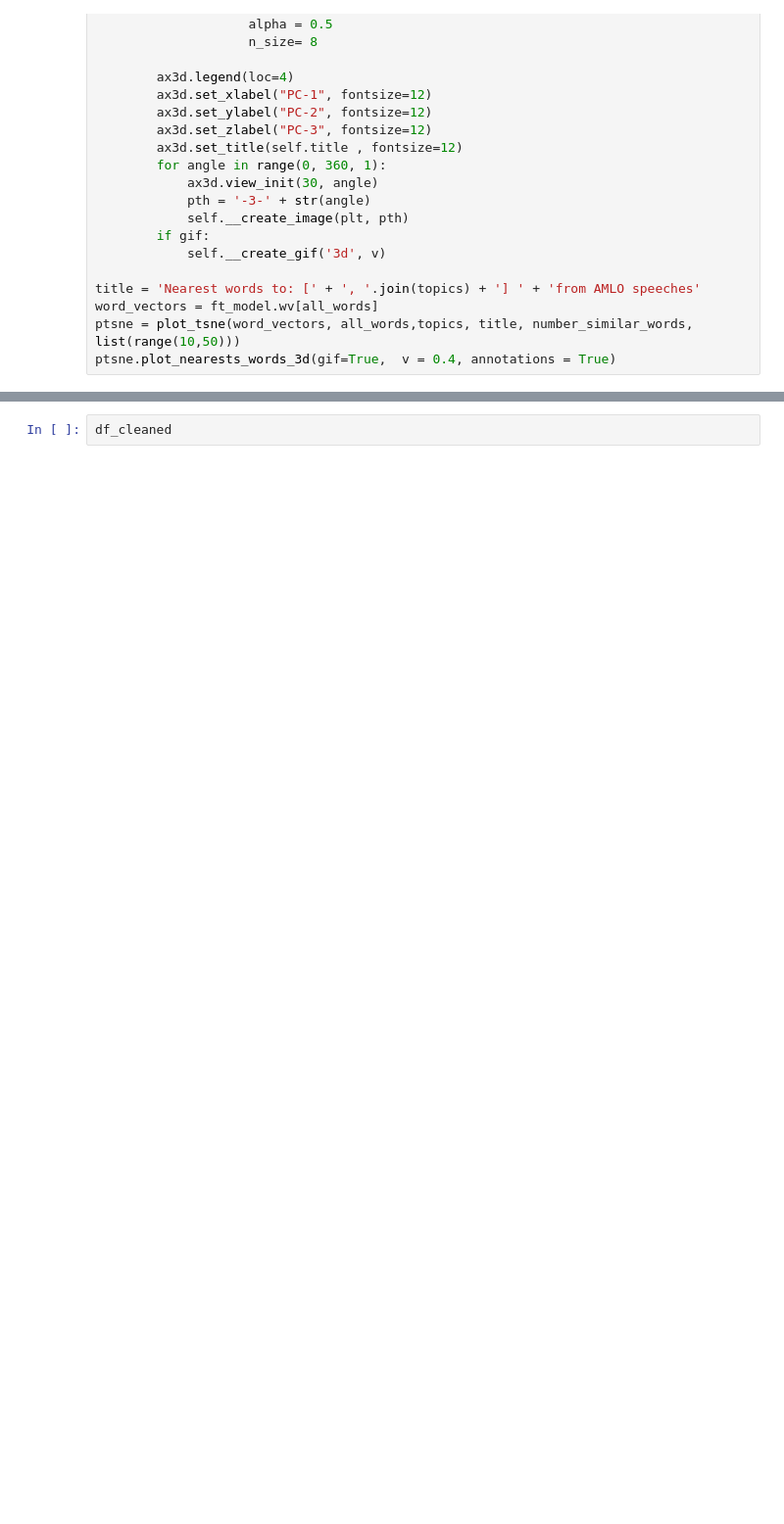
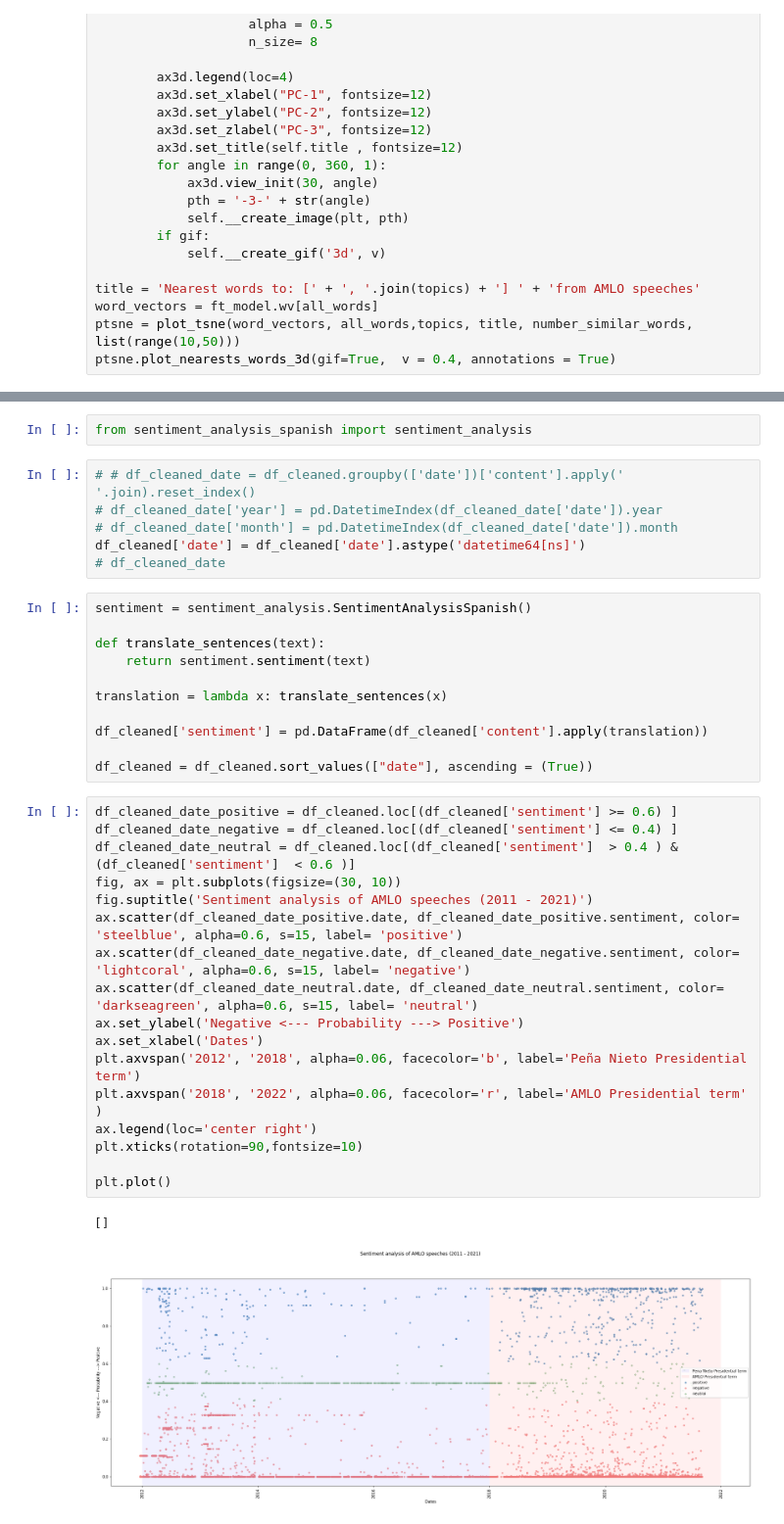
Before and after one commit to Wittline/text-analysis-speeches-amlo, a Jupyter notebook: test.ipynb, the cells around one changed output, grey strips where cells are left out. Shown at 98% size. Drawn from its saved outputs; the diff is of its cells as text; blank space fills up the shorter version.

```diff
--- a/test.ipynb
+++ b/test.ipynb
@@ -768,2 +784,39 @@ df_cleaned['to_eng'] = pd.DataFrame(df_cleaned['content'].apply(translation))
-# %%
-df_cleaned
+# %%
+from sentiment_analysis_spanish import sentiment_analysis
+# %%
+# # df_cleaned_date = df_cleaned.groupby(['date'])['content'].apply(' '.join).reset_index()
+# df_cleaned_date['year'] = pd.DatetimeIndex(df_cleaned_date['date']).year
+# df_cleaned_date['month'] = pd.DatetimeIndex(df_cleaned_date['date']).month
+df_cleaned['date'] = df_cleaned['date'].astype('datetime64[ns]')
+# df_cleaned_date
+# %%
+sentiment = sentiment_analysis.SentimentAnalysisSpanish()
+
+def translate_sentences(text):
+    return sentiment.sentiment(text)
+
+translation = lambda x: translate_sentences(x)
+
+df_cleaned['sentiment'] = pd.DataFrame(df_cleaned['content'].apply(translation))
+
+df_cleaned = df_cleaned.sort_values(["date"], ascending = (True))
+# %%
+df_cleaned_date_positive = df_cleaned.loc[(df_cleaned['sentiment'] >= 0.6) ]
+df_cleaned_date_negative = df_cleaned.loc[(df_cleaned['sentiment'] <= 0.4) ]
+df_cleaned_date_neutral = df_cleaned.loc[(df_cleaned['sentiment']  > 0.4 ) & (df_cleaned['sentiment']  < 0.6 )]
+fig, ax = plt.subplots(figsize=(30, 10))
+fig.suptitle('Sentiment analysis of AMLO speeches (2011 - 2021)')
+ax.scatter(df_cleaned_date_positive.date, df_cleaned_date_positive.sentiment, color= 'steelblue', alpha=0.6, s=15, label= 'positive')
+ax.scatter(df_cleaned_date_negative.date, df_cleaned_date_negative.sentiment, color= 'lightcoral', alpha=0.6, s=15, label= 'negative')
+ax.scatter(df_cleaned_date_neutral.date, df_cleaned_date_neutral.sentiment, color= 'darkseagreen', alpha=0.6, s=15, label= 'neutral')
+ax.set_ylabel('Negative <--- Probability ---> Positive')
+ax.set_xlabel('Dates')
+plt.axvspan('2012', '2018', alpha=0.06, facecolor='b', label='Peña Nieto Presidential term')
+plt.axvspan('2018', '2022', alpha=0.06, facecolor='r', label='AMLO Presidential term' )
+ax.legend(loc='center right')
+plt.xticks(rotation=90,fontsize=10)
+
+plt.plot()
+# %% [output]
+[]
+[figure, added]
```
Also changed, not shown: parts of 2 cells of this notebook.
